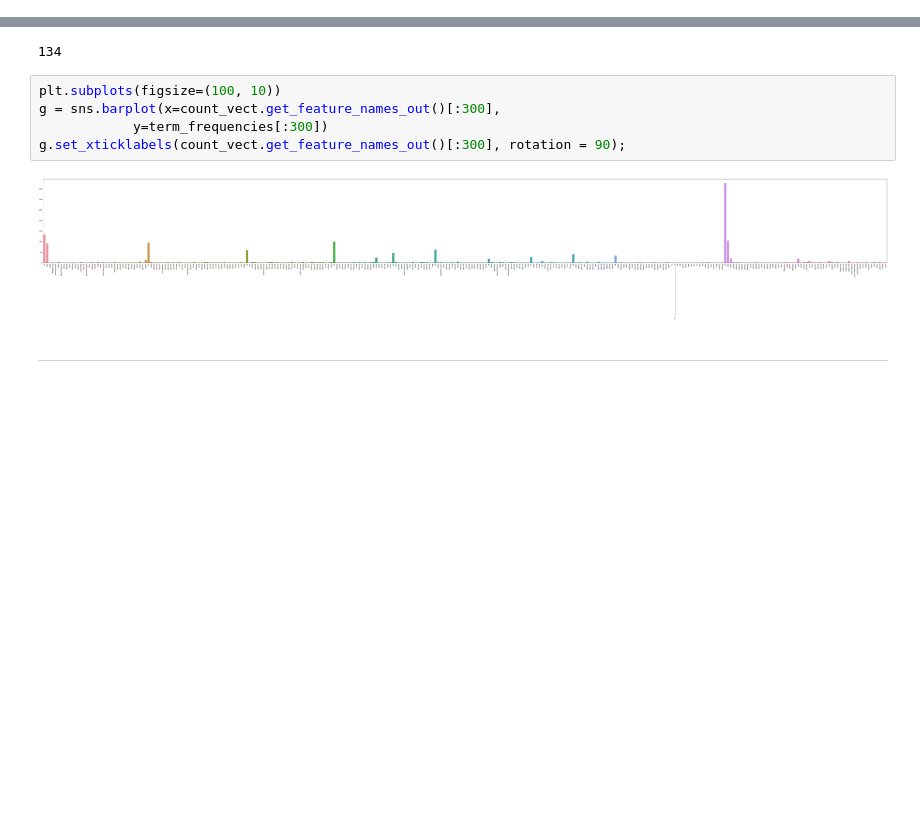
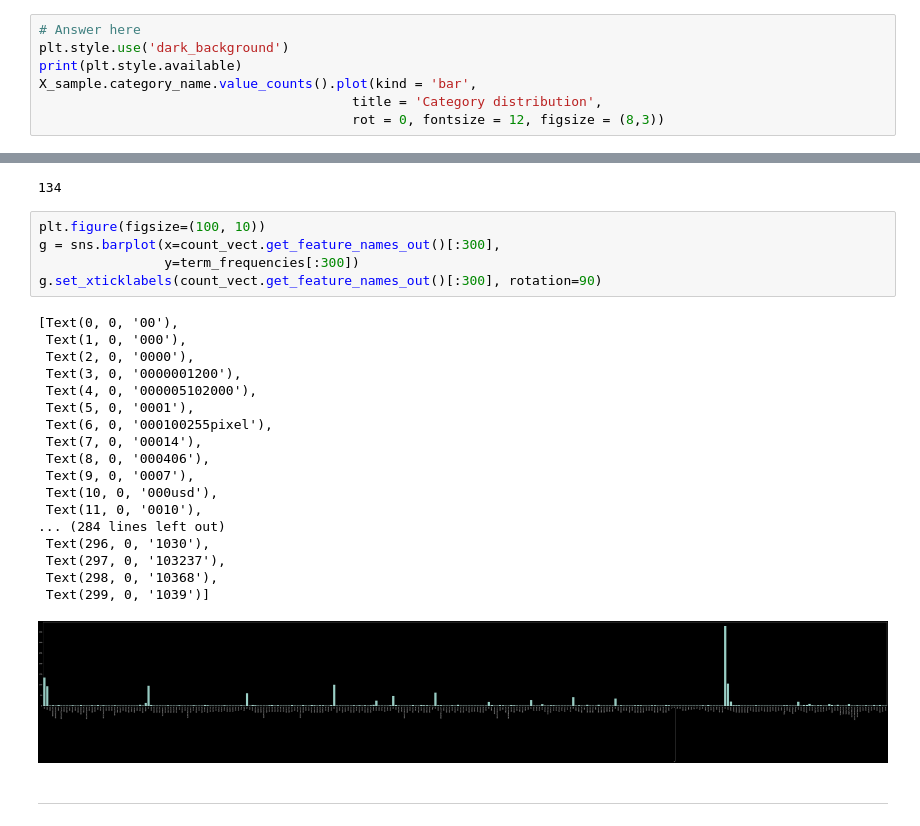
Before and after one commit to AnaAngle/DM2024-Lab1-Master, a Jupyter notebook: DM2024-Lab1-Master.ipynb, the cells around one changed output, grey strips where cells are left out. Saved outputs shown, nothing was run; the diff lists cells and outputs as text; blank space fills up the shorter version.

```diff
--- a/DM2024-Lab1-Master.ipynb
+++ b/DM2024-Lab1-Master.ipynb
@@ -761,0 +766,7 @@ Notice that for the `ylim` parameters we hardcoded the maximum value for y. Is i
+# %%
+# Answer here
+plt.style.use('dark_background')
+print(plt.style.available)
+X_sample.category_name.value_counts().plot(kind = 'bar',
+										title = 'Category distribution',
+										rot = 0, fontsize = 12, figsize = (8,3))
@@ -1043,12 +1141,29 @@ term_frequencies[0] #sum of first term: 00
 # %% [output]
 134
 # %%
-plt.subplots(figsize=(100, 10))
+plt.figure(figsize=(100, 10))
 g = sns.barplot(x=count_vect.get_feature_names_out()[:300],
-            y=term_frequencies[:300])
-g.set_xticklabels(count_vect.get_feature_names_out()[:300], rotation = 90);
+                y=term_frequencies[:300])
+g.set_xticklabels(count_vect.get_feature_names_out()[:300], rotation=90)
 # %% [output]
+[Text(0, 0, '00'),
+ Text(1, 0, '000'),
+ Text(2, 0, '0000'),
+ Text(3, 0, '0000001200'),
+ Text(4, 0, '000005102000'),
+ Text(5, 0, '0001'),
+ Text(6, 0, '000100255pixel'),
+ Text(7, 0, '00014'),
+ Text(8, 0, '000406'),
+ Text(9, 0, '0007'),
+ Text(10, 0, '000usd'),
+ Text(11, 0, '0010'),
+... (284 lines left out)
+ Text(296, 0, '1030'),
+ Text(297, 0, '103237'),
+ Text(298, 0, '10368'),
+ Text(299, 0, '1039')]
-[figure, old version]
+[figure, new version]
 # %% [markdown]
 ---
 # %% [markdown]
```
Also changed, not shown: parts of 35 cells of this notebook, 4 other files.
